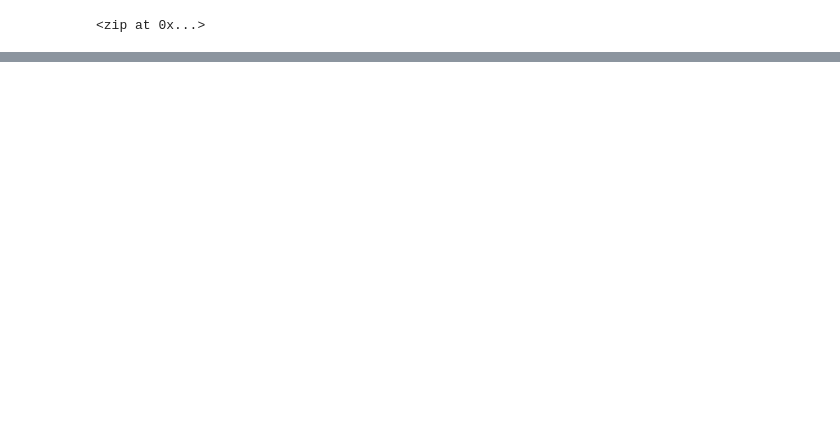
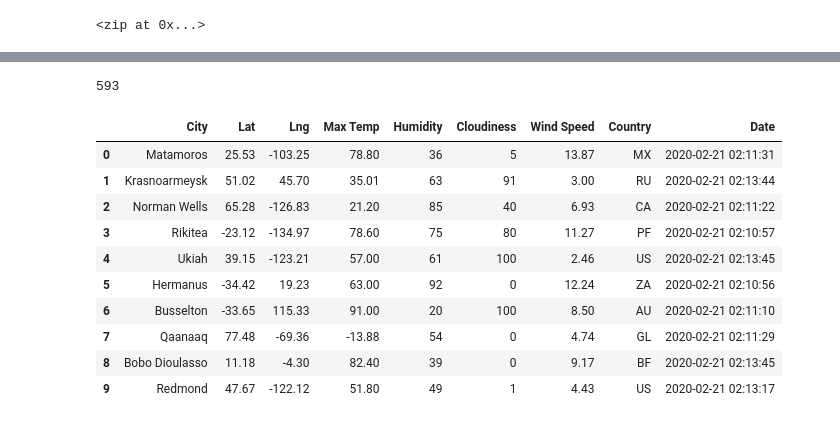
Before and after one commit to Sukurudo/World_Weather_Analysis, a Jupyter notebook: WeatherPy.ipynb, the cells around one changed output, grey strips where cells are left out. Saved outputs shown, nothing was run; the diff lists cells and outputs as text; code cells hidden in the pictures; blank space fills up the shorter version.

Commit message:
Added API processing and weather collection

```diff
--- a/WeatherPy.ipynb
+++ b/WeatherPy.ipynb
@@ -8,0 +21,4 @@ from citipy import citipy
+# %%
+# Starting URL for Weather Map API Call.
+url = "http://api.openweathermap.org/data/2.5/weather?units=Imperial&APPID=" + weather_api_key
+print(url)
@@ -33,0 +130,20 @@ len(cities)
+# %%
+len(city_data)
+# %% [output]
+593
+# %%
+# Convert the array of dictionaries to a Pandas DataFrame.
+city_data_df = pd.DataFrame(city_data)
+city_data_df.head(10)
+# %% [output]
+|  | City | Lat | Lng | Max Temp | Humidity | Cloudiness | Wind Speed | Country | Date |
+| 0 | Matamoros | 25.53 | -103.25 | 78.80 | 36 | 5 | 13.87 | MX | 2020-02-21 02:11:31 |
+| 1 | Krasnoarmeysk | 51.02 | 45.70 | 35.01 | 63 | 91 | 3.00 | RU | 2020-02-21 02:13:44 |
+| 2 | Norman Wells | 65.28 | -126.83 | 21.20 | 85 | 40 | 6.93 | CA | 2020-02-21 02:11:22 |
+| 3 | Rikitea | -23.12 | -134.97 | 78.60 | 75 | 80 | 11.27 | PF | 2020-02-21 02:10:57 |
+| 4 | Ukiah | 39.15 | -123.21 | 57.00 | 61 | 100 | 2.46 | US | 2020-02-21 02:13:45 |
+| 5 | Hermanus | -34.42 | 19.23 | 63.00 | 92 | 0 | 12.24 | ZA | 2020-02-21 02:10:56 |
+| 6 | Busselton | -33.65 | 115.33 | 91.00 | 20 | 100 | 8.50 | AU | 2020-02-21 02:11:10 |
+| 7 | Qaanaaq | 77.48 | -69.36 | -13.88 | 54 | 0 | 4.74 | GL | 2020-02-21 02:11:29 |
+| 8 | Bobo Dioulasso | 11.18 | -4.30 | 82.40 | 39 | 0 | 9.17 | BF | 2020-02-21 02:13:45 |
+| 9 | Redmond | 47.67 | -122.12 | 51.80 | 49 | 1 | 4.43 | US | 2020-02-21 02:13:17 |
```
Also changed, not shown: parts of 6 cells of this notebook, 2 other files.
